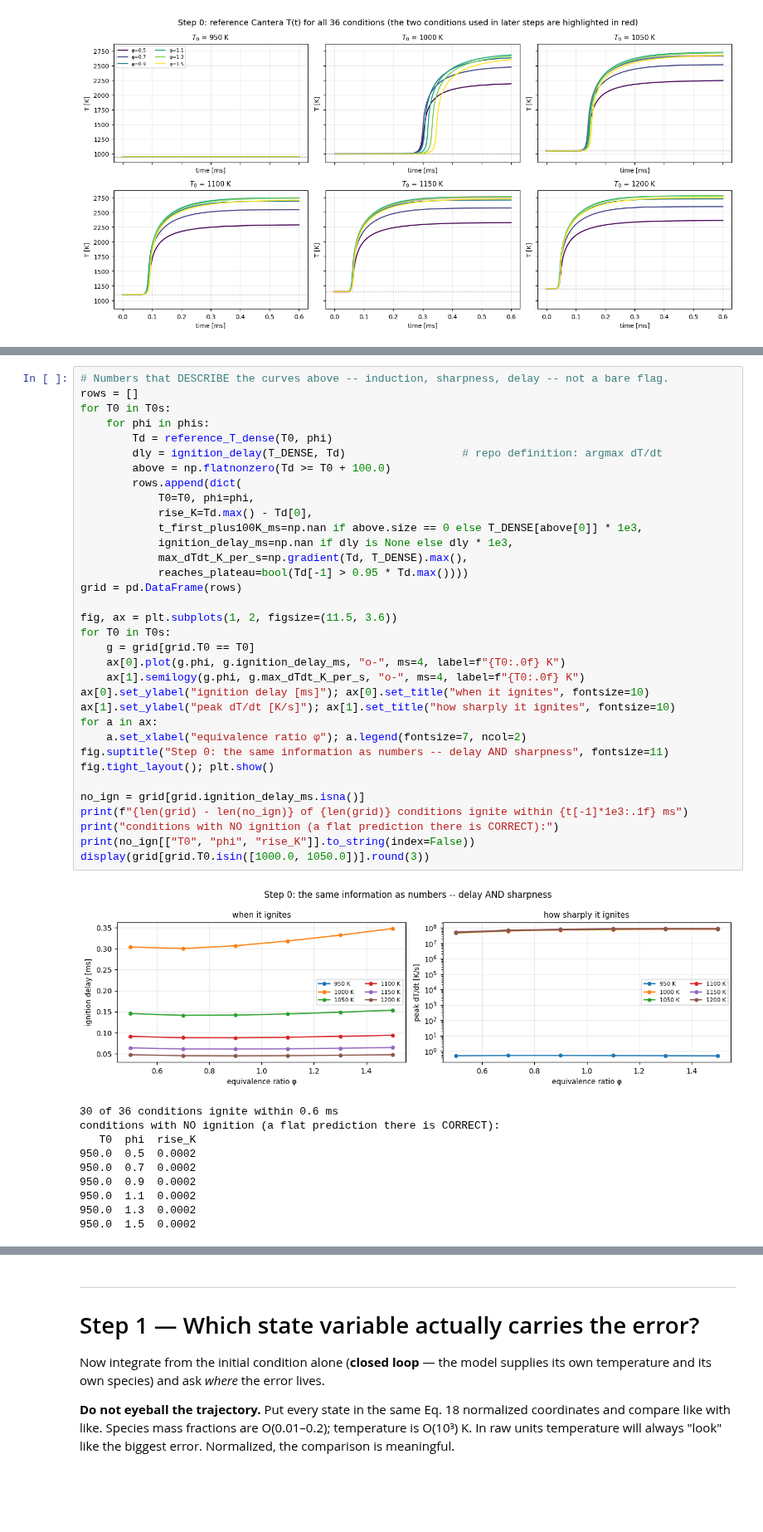
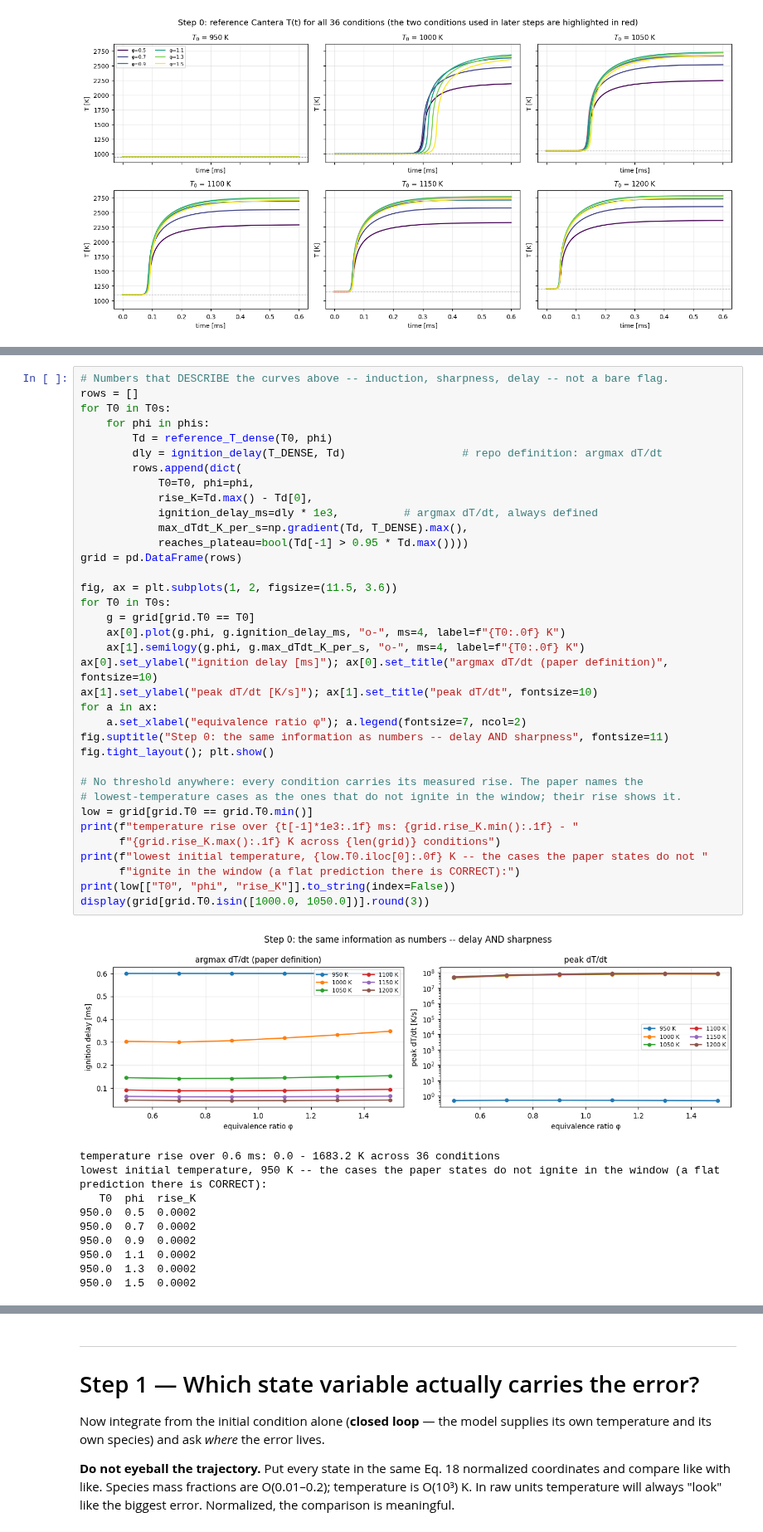
Before and after one commit to bnkglu/chemkan-tuwien, a Jupyter notebook: chemkan/notebooks/10_diagnostic_playbook.ipynb, the cells around one changed output, grey strips where cells are left out. Shown at 83% size. Cells and saved outputs as stored; diff of their text form; blank space fills up the shorter version.

```diff
--- a/chemkan/notebooks/10_diagnostic_playbook.ipynb
+++ b/chemkan/notebooks/10_diagnostic_playbook.ipynb
@@ -309,41 +310,43 @@ Now quantify what the curves show, keeping the shape information rather than rep
 # %%
 # Numbers that DESCRIBE the curves above -- induction, sharpness, delay -- not a bare flag.
 rows = []
 for T0 in T0s:
     for phi in phis:
         Td = reference_T_dense(T0, phi)
         dly = ignition_delay(T_DENSE, Td)                  # repo definition: argmax dT/dt
-        above = np.flatnonzero(Td >= T0 + 100.0)
         rows.append(dict(
             T0=T0, phi=phi,
             rise_K=Td.max() - Td[0],
-            t_first_plus100K_ms=np.nan if above.size == 0 else T_DENSE[above[0]] * 1e3,
-            ignition_delay_ms=np.nan if dly is None else dly * 1e3,
+            ignition_delay_ms=dly * 1e3,          # argmax dT/dt, always defined
             max_dTdt_K_per_s=np.gradient(Td, T_DENSE).max(),
             reaches_plateau=bool(Td[-1] > 0.95 * Td.max())))
 grid = pd.DataFrame(rows)
 
 fig, ax = plt.subplots(1, 2, figsize=(11.5, 3.6))
 for T0 in T0s:
     g = grid[grid.T0 == T0]
     ax[0].plot(g.phi, g.ignition_delay_ms, "o-", ms=4, label=f"{T0:.0f} K")
     ax[1].semilogy(g.phi, g.max_dTdt_K_per_s, "o-", ms=4, label=f"{T0:.0f} K")
-ax[0].set_ylabel("ignition delay [ms]"); ax[0].set_title("when it ignites", fontsize=10)
-ax[1].set_ylabel("peak dT/dt [K/s]"); ax[1].set_title("how sharply it ignites", fontsize=10)
+ax[0].set_ylabel("ignition delay [ms]"); ax[0].set_title("argmax dT/dt (paper definition)", fontsize=10)
+ax[1].set_ylabel("peak dT/dt [K/s]"); ax[1].set_title("peak dT/dt", fontsize=10)
 for a in ax:
     a.set_xlabel("equivalence ratio φ"); a.legend(fontsize=7, ncol=2)
 fig.suptitle("Step 0: the same information as numbers -- delay AND sharpness", fontsize=11)
 fig.tight_layout(); plt.show()
 
-no_ign = grid[grid.ignition_delay_ms.isna()]
-print(f"{len(grid) - len(no_ign)} of {len(grid)} conditions ignite within {t[-1]*1e3:.1f} ms")
-print("conditions with NO ignition (a flat prediction there is CORRECT):")
-print(no_ign[["T0", "phi", "rise_K"]].to_string(index=False))
+# No threshold anywhere: every condition carries its measured rise. The paper names the
+# lowest-temperature cases as the ones that do not ignite in the window; their rise shows it.
+low = grid[grid.T0 == grid.T0.min()]
+print(f"temperature rise over {t[-1]*1e3:.1f} ms: {grid.rise_K.min():.1f} - "
+      f"{grid.rise_K.max():.1f} K across {len(grid)} conditions")
+print(f"lowest initial temperature, {low.T0.iloc[0]:.0f} K -- the cases the paper states do not "
+      f"ignite in the window (a flat prediction there is CORRECT):")
+print(low[["T0", "phi", "rise_K"]].to_string(index=False))
 display(grid[grid.T0.isin([1000.0, 1050.0])].round(3))
 # %% [output]
-[figure, old version]
+[figure, new version]
-30 of 36 conditions ignite within 0.6 ms
-conditions with NO ignition (a flat prediction there is CORRECT):
+temperature rise over 0.6 ms: 0.0 - 1683.2 K across 36 conditions
+lowest initial temperature, 950 K -- the cases the paper states do not ignite in the window (a flat prediction there is CORRECT):
    T0  phi  rise_K
 950.0  0.5  0.0002
 950.0  0.7  0.0002
```
Also changed, not shown: parts of 10 cells of this notebook, 31 other files.
